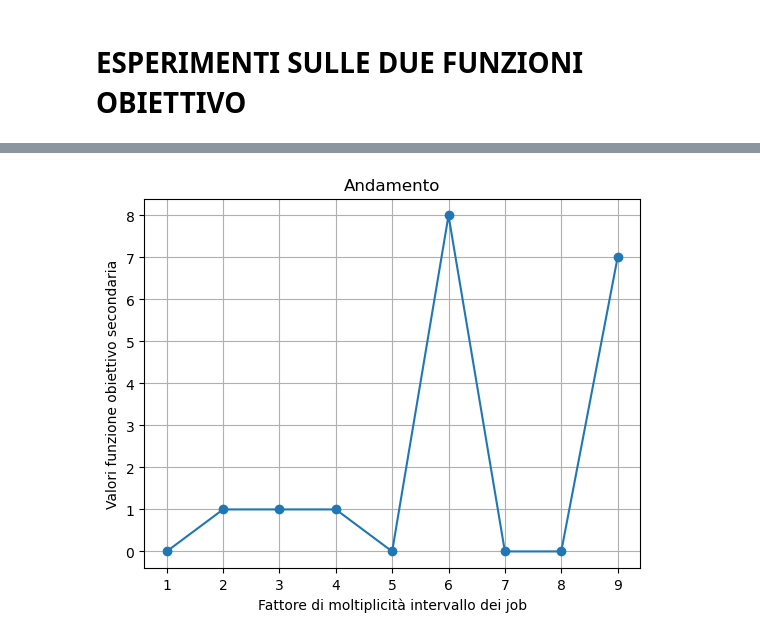
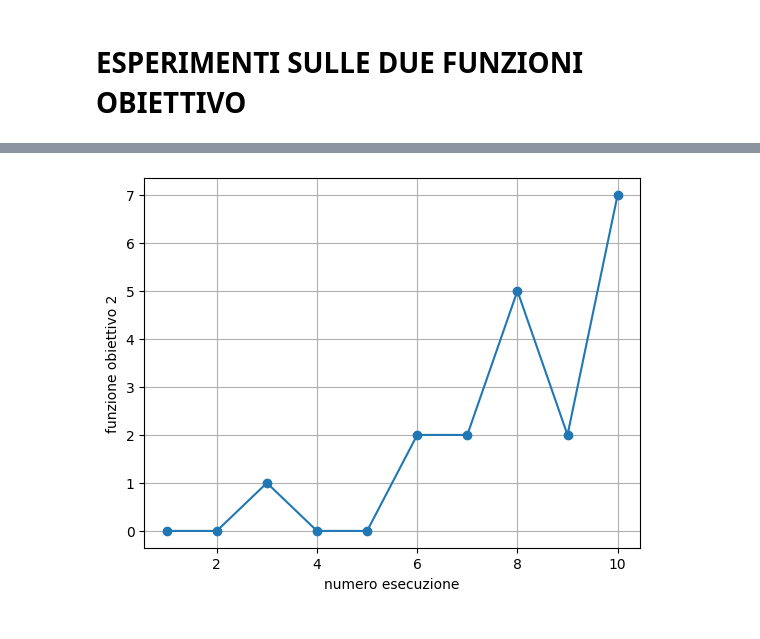
Before and after one commit to FabLetizia/Job-shop-scheduling, a Jupyter notebook: simulated_annealing.ipynb, the cells around one changed output, grey strips where cells are left out. Cells and saved outputs as stored; diff of their text form; code cells hidden in the pictures.

```diff
--- a/simulated_annealing.ipynb
+++ b/simulated_annealing.ipynb
@@ -530,7 +521,7 @@ def objective_functions(soluzione):
 # %%
 A = [('a{}'.format(i+1), random.randint(1, 10)) for i in range(50)]
 lista_function1,lista_function2 = list(), list()
-for j in range(1,10):
+for j in range(1,11):
     if(j ==1):
         B = [('b{}'.format(i+1), random.randint(1, 10*j)) for i in range(50)]
     else:
@@ -562,11 +553,11 @@ for j in range(1,10):
 7
 # %%
-lista_iterazioni = [i for i in range(1, 10)]
+lista_iterazioni = [i for i in range(1, 11)]
 # Plot function1
 plt.plot(lista_iterazioni, lista_function1, marker='o')
-plt.xlabel('Fattore di moltiplicità intervallo dei job')
-plt.ylabel('Valori funzione obiettivo primaria')
-plt.title('Andamento')
+plt.xlabel('numero esecuzione')
+plt.ylabel('funzione obiettivo 1')
+plt.title('')
 plt.grid(True)
 plt.show()
 # %% [output]
@@ -574,10 +565,10 @@ plt.show()
 # %%
 # Plot function2
 plt.plot(lista_iterazioni, lista_function2, marker='o')
-plt.xlabel('Fattore di moltiplicità intervallo dei job')
-plt.ylabel('Valori funzione obiettivo secondaria')
-plt.title('Andamento')
+plt.xlabel('numero esecuzione')
+plt.ylabel('funzione obiettivo 2')
+plt.title('')
 plt.grid(True)
 plt.show()
 # %% [output]
-[figure, old version]
+[figure, new version]
```
Also changed, not shown: parts of 8 cells of this notebook.
